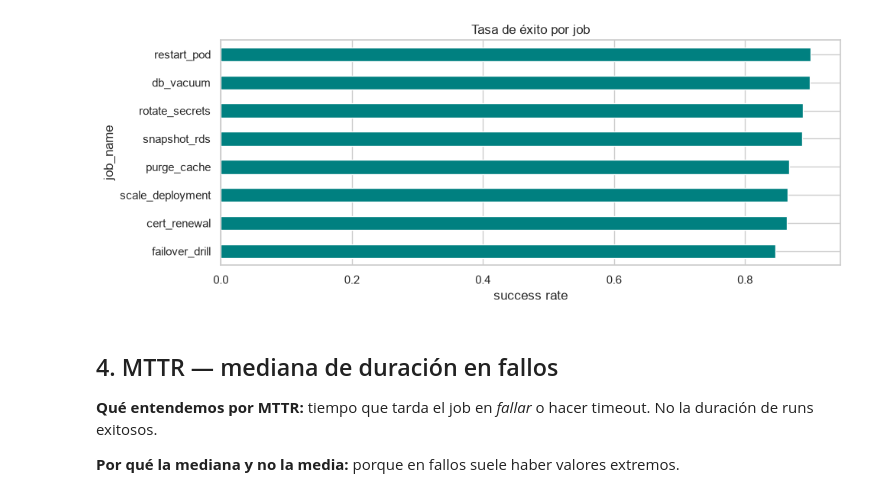
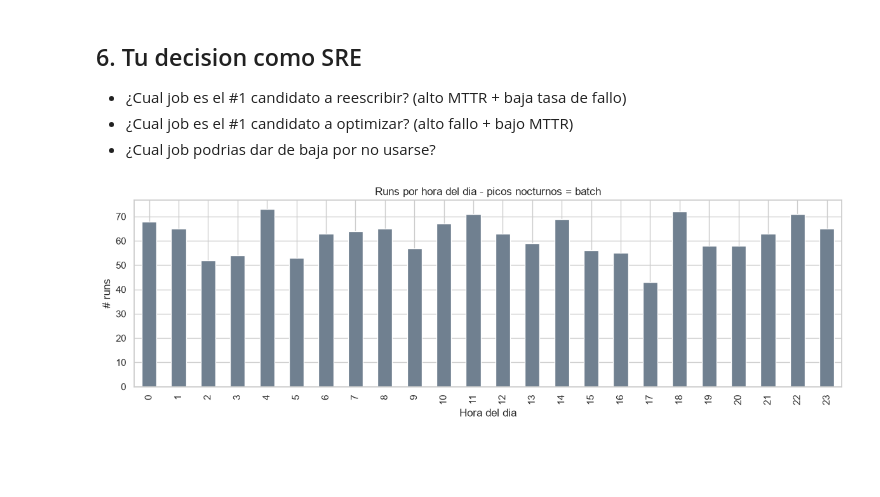
Before and after one commit to amcorrea0/sre-data-analytics, a Jupyter notebook: notebooks/lab2_automatizacion.ipynb, the cells around one changed output. Drawn from its saved outputs; the diff is of its cells as text; code cells hidden in the pictures; blank space fills up the shorter version.

```diff
--- a/notebooks/lab2_automatizacion.ipynb
+++ b/notebooks/lab2_automatizacion.ipynb
@@ -16,7 +19,7 @@ from pathlib import Path
 import matplotlib.pyplot as plt
 import seaborn as sns
 sns.set_theme(style='whitegrid', palette='muted')
-plt.rcParams['figure.figsize'] = (10, 4)
+plt.rcParams['figure.figsize'] = (12, 5)
 
 DATA = Path('..') / 'data'
 runs = pd.read_csv(DATA / 'automation_runs.csv', parse_dates=['started_at'])
@@ -49,7 +50,6 @@ print(f'duraciones imposibles: {bad.sum()}')
 runs = runs.loc[~bad].copy()
 med_by_job = runs.groupby('job_name')['duration_sec'].transform('median')
 runs['duration_sec'] = runs['duration_sec'].fillna(med_by_job)
-jobs_mode = runs['job_name'].mode().iloc[0]
-runs['job_name'] = runs['job_name'].fillna(jobs_mode)
+runs['job_name'] = runs['job_name'].fillna(runs['job_name'].mode().iloc[0])
 print('shape limpio:', runs.shape)
 # %% [output]
@@ -116,16 +156,18 @@ by_job.sort_values('success_rate')
+# %% [markdown]
+## 6. Tu decision como SRE
+
+- ¿Cual job es el #1 candidato a reescribir? (alto MTTR + baja tasa de fallo)
+- ¿Cual job es el #1 candidato a optimizar? (alto fallo + bajo MTTR)
+- ¿Cual job podrias dar de baja por no usarse?
 # %%
-fig, ax = plt.subplots(figsize=(10, 4))
-by_job['success_rate'].sort_values().plot(kind='barh', color='teal', ax=ax)
-ax.set_title('Tasa de éxito por job')
-ax.set_xlabel('success rate')
+runs['hour'] = runs['started_at'].dt.hour
+fig, ax = plt.subplots(figsize=(12, 4))
+runs.groupby('hour').size().plot(kind='bar', color='slategray', ax=ax)
+ax.set_title('Runs por hora del dia - picos nocturnos = batch')
+ax.set_xlabel('Hora del dia')
+ax.set_ylabel('# runs')
 plt.tight_layout()
-plt.savefig('../html/lab2_fig3_success.png', dpi=110, bbox_inches='tight')
+plt.savefig('../html/lab2_fig5_hourly.png', dpi=110, bbox_inches='tight')
 plt.show()
 # %% [output]
-[figure, old version]
+[figure, new version]
-# %% [markdown]
-## 4. MTTR — mediana de duración en fallos
-
-**Qué entendemos por MTTR:** tiempo que tarda el job en *fallar* o hacer timeout. No la duración de runs exitosos.
-
-**Por qué la mediana y no la media:** porque en fallos suele haber valores extremos.
```
Also changed, not shown: parts of 23 cells of this notebook, 50 other files.
